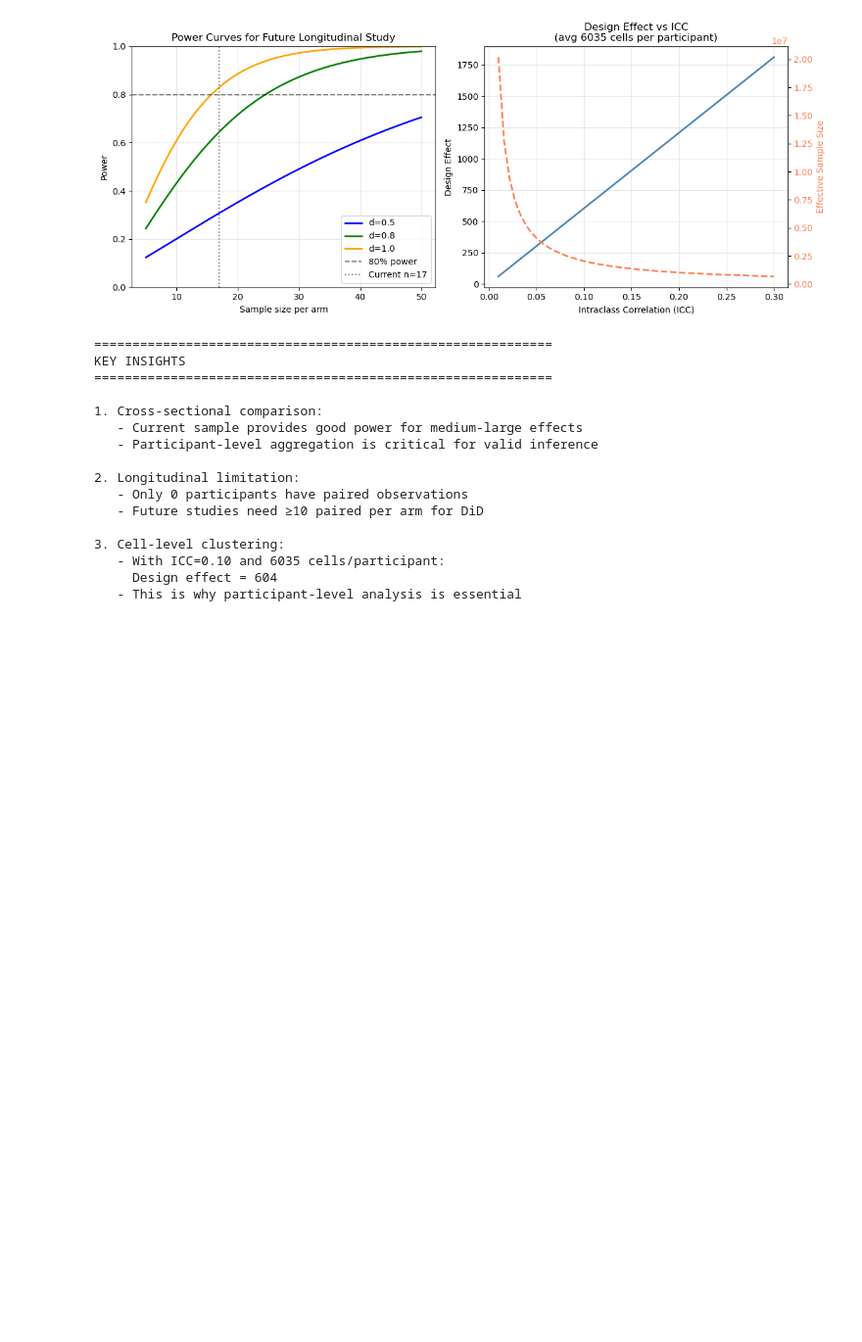
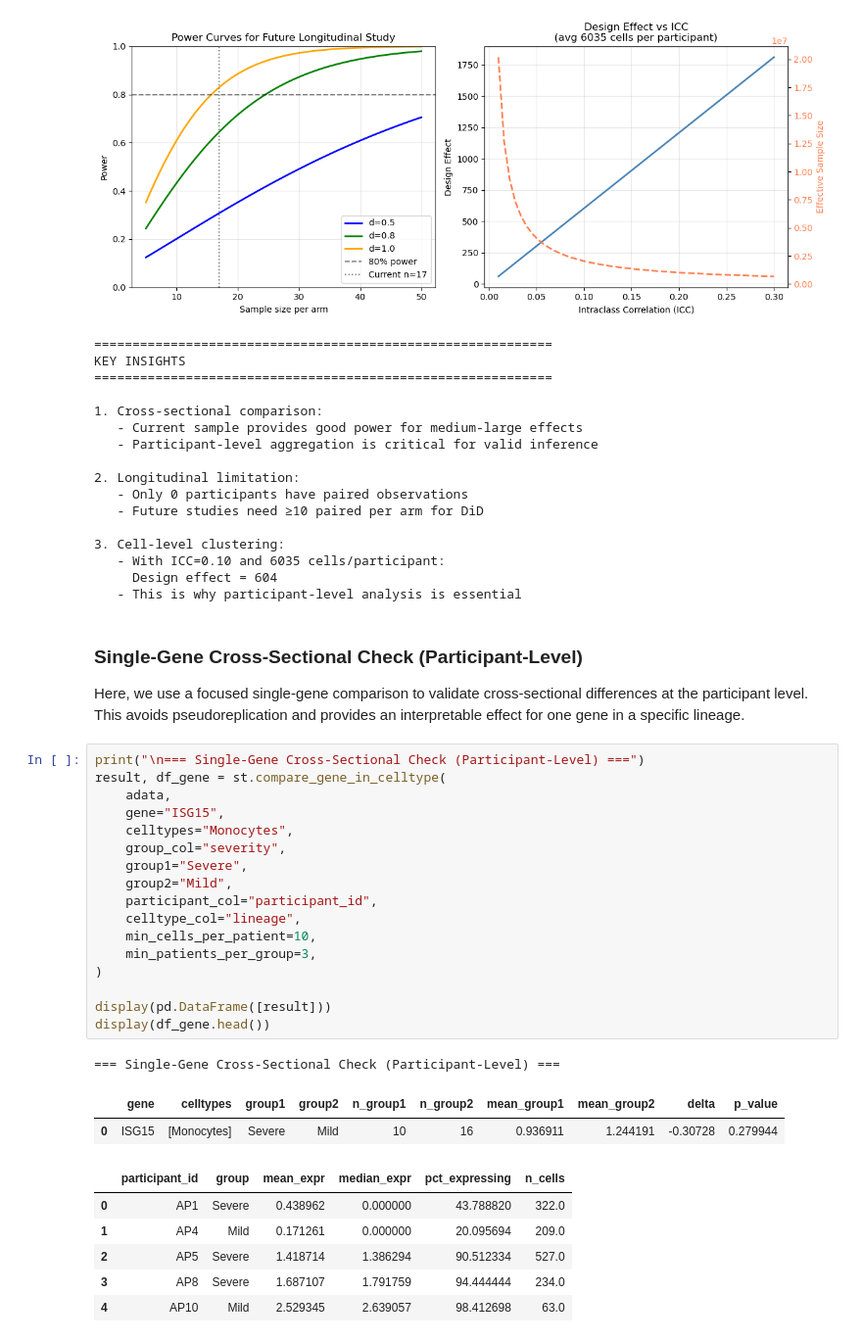
Before and after one commit to TheOmarLab/sctrial, a Jupyter notebook: docs/source/examples/example_covid19_stephenson.ipynb, the cells around one changed output. Shown at 98% size. Saved outputs shown, nothing was run; the diff lists cells and outputs as text; blank space fills up the shorter version.

Commit message:
Add participant-level gene comparison and pseudobulk DiD

```diff
--- a/docs/source/examples/example_covid19_stephenson.ipynb
+++ b/docs/source/examples/example_covid19_stephenson.ipynb
@@ -1003,3 +1003,35 @@ KEY INSIGHTS
    - With ICC=0.10 and 6035 cells/participant:
      Design effect = 604
    - This is why participant-level analysis is essential
+# %% [markdown]
+### Single-Gene Cross-Sectional Check (Participant-Level)
+
+Here, we use a focused single-gene comparison to validate cross-sectional differences at the participant level.
+This avoids pseudoreplication and provides an interpretable effect for one gene in a specific lineage.
+# %%
+print("\n=== Single-Gene Cross-Sectional Check (Participant-Level) ===")
+result, df_gene = st.compare_gene_in_celltype(
+    adata,
+    gene="ISG15",
+    celltypes="Monocytes",
+    group_col="severity",
+    group1="Severe",
+    group2="Mild",
+    participant_col="participant_id",
+    celltype_col="lineage",
+    min_cells_per_patient=10,
+    min_patients_per_group=3,
+)
+
+display(pd.DataFrame([result]))
+display(df_gene.head())
+# %% [output]
+=== Single-Gene Cross-Sectional Check (Participant-Level) ===
+|  | gene | celltypes | group1 | group2 | n_group1 | n_group2 | mean_group1 | mean_group2 | delta | p_value |
+| 0 | ISG15 | [Monocytes] | Severe | Mild | 10 | 16 | 0.936911 | 1.244191 | -0.30728 | 0.279944 |
+|  | participant_id | group | mean_expr | median_expr | pct_expressing | n_cells |
+| 0 | AP1 | Severe | 0.438962 | 0.000000 | 43.788820 | 322.0 |
+| 1 | AP4 | Mild | 0.171261 | 0.000000 | 20.095694 | 209.0 |
+| 2 | AP5 | Severe | 1.418714 | 1.386294 | 90.512334 | 527.0 |
+| 3 | AP8 | Severe | 1.687107 | 1.791759 | 94.444444 | 234.0 |
+| 4 | AP10 | Mild | 2.529345 | 2.639057 | 98.412698 | 63.0 |
```
Also changed, not shown: 6 other files.
